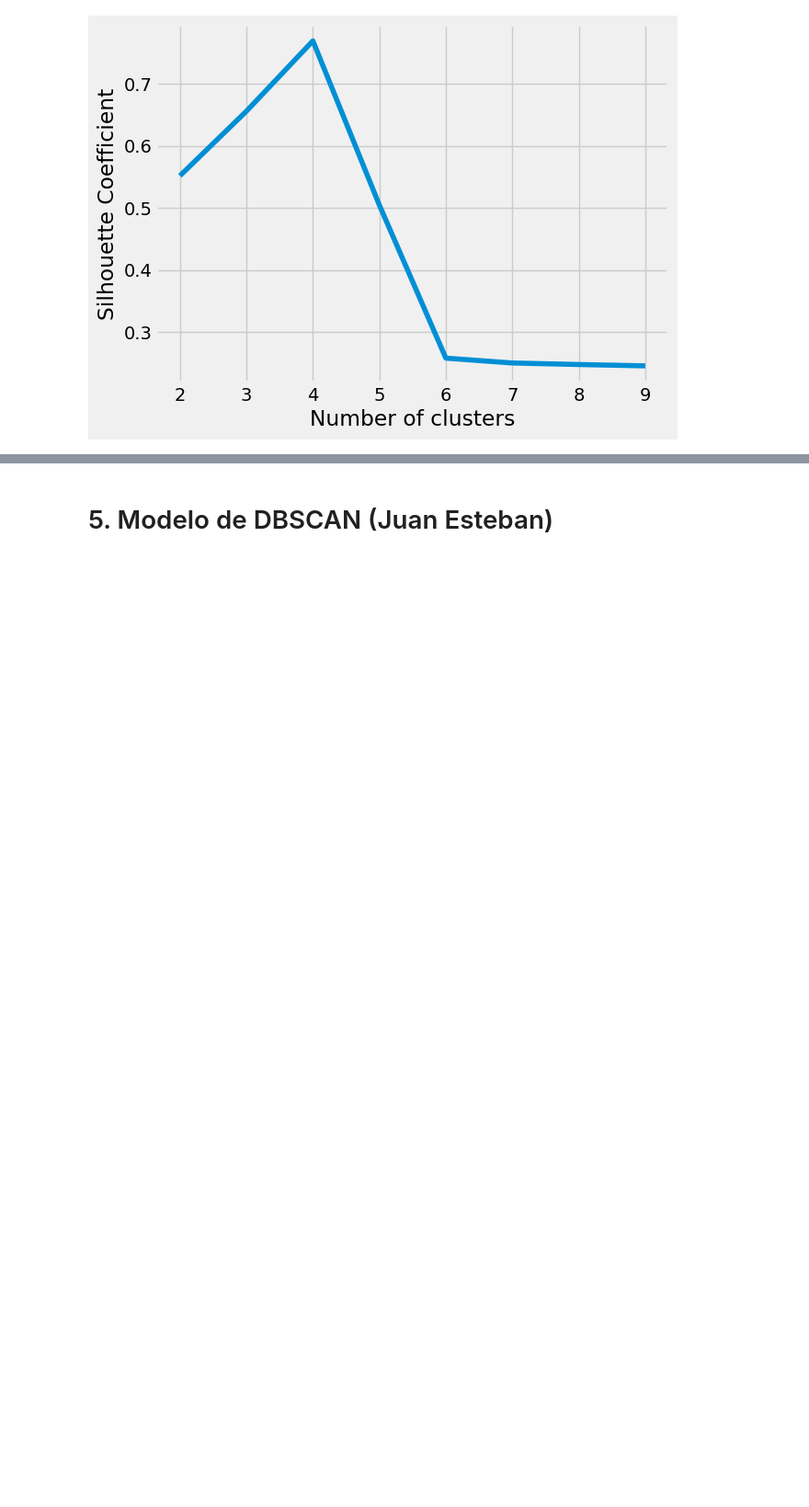
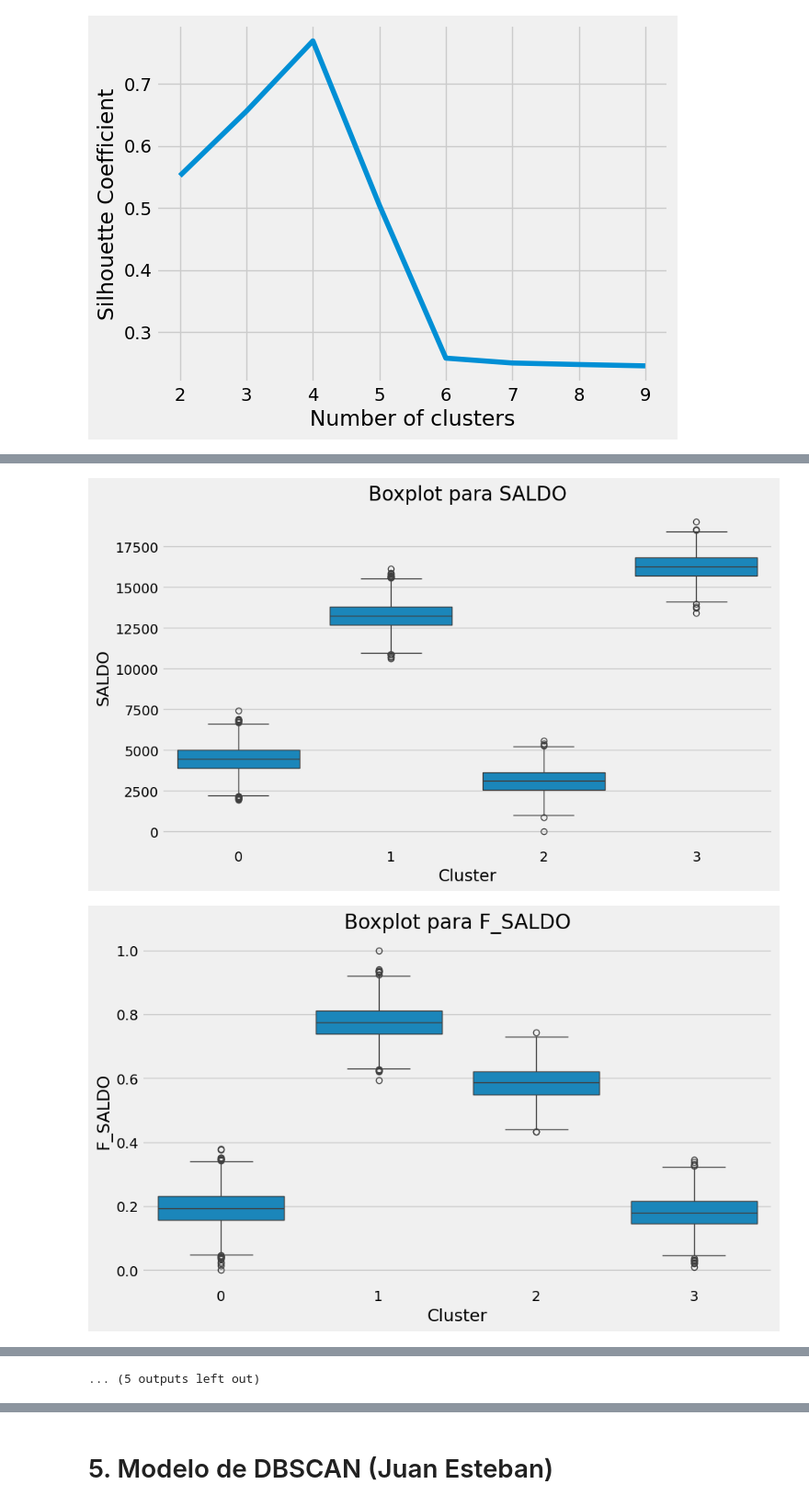
Before and after one commit to andreschaparr0/Laboratorios-BI, a Jupyter notebook: Lab02-BI/Lab02.ipynb, the cells around one changed output, grey strips where cells are left out. Shown at 92% size. Saved outputs shown, nothing was run; the diff lists cells and outputs as text; code cells hidden in the pictures; blank space fills up the shorter version.

```diff
--- a/Lab02-BI/Lab02.ipynb
+++ b/Lab02-BI/Lab02.ipynb
@@ -337,0 +475,9 @@ plot_selectK_silhoute(df_prep_norm,
+# %%
+# inverse_transform(data) retorna un arreglo de Numpy
+datos_destransformados = standard_scaler.inverse_transform(df_prep_norm)
+# Utilizaremos las columnas de la variable data para construir un DataFrame
+datos_destransformados = pd.DataFrame(datos_destransformados, columns=df_prep_norm.columns)
+# Si añadimos una columna con el resultado de la agrupación,
+# podremos interpretar el resultado fácilmente
+datos_destransformados['Cluster'] = mejor_modelo.labels_
+datos_destransformados
@@ -337,0 +498,12 @@ plot_selectK_silhoute(df_prep_norm,
+# %%
+# Obtenemos las variables, ignorando la columna Cluster
+columns = datos_destransformados.columns.drop(['Cluster'])
+# Creamos un diagrama por cada variable
+for column in columns:
+    plt.figure(figsize=(10, 6))
+    sns.boxplot(x='Cluster', y=column, data=datos_destransformados)
+    plt.title(f'Boxplot para {column}')
+    plt.show()
+# %% [output]
+[figure, added]
+[figure, added]
@@ -337,0 +520 @@ plot_selectK_silhoute(df_prep_norm,
+... (5 outputs left out)
```
Also changed, not shown: parts of 27 cells of this notebook.
